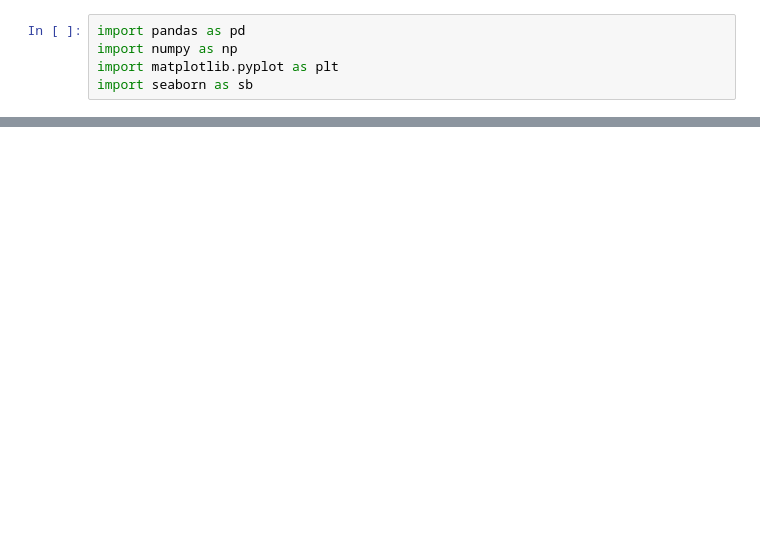
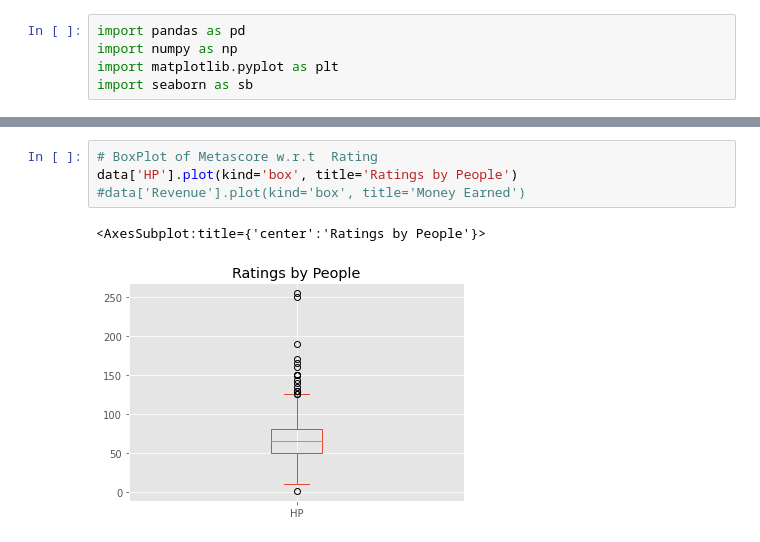
Before and after one commit to Samiieh/Ar1_skriptProgramering, a Jupyter notebook: lab 5 projektarbete/labb5.ipynb, the cells around one changed output, grey strips where cells are left out. Cells and saved outputs as stored; diff of their text form; blank space fills up the shorter version.

```diff
--- a/lab 5 projektarbete/labb5.ipynb
+++ b/lab 5 projektarbete/labb5.ipynb
@@ -144,0 +318,7 @@ plt.show()
+# %%
+# BoxPlot of Metascore w.r.t  Rating
+data['HP'].plot(kind='box', title='Ratings by People')
+#data['Revenue'].plot(kind='box', title='Money Earned')
+# %% [output]
+<AxesSubplot:title={'center':'Ratings by People'}>
+[figure, added]
```
Also changed, not shown: parts of 37 cells of this notebook, 2 other files.
